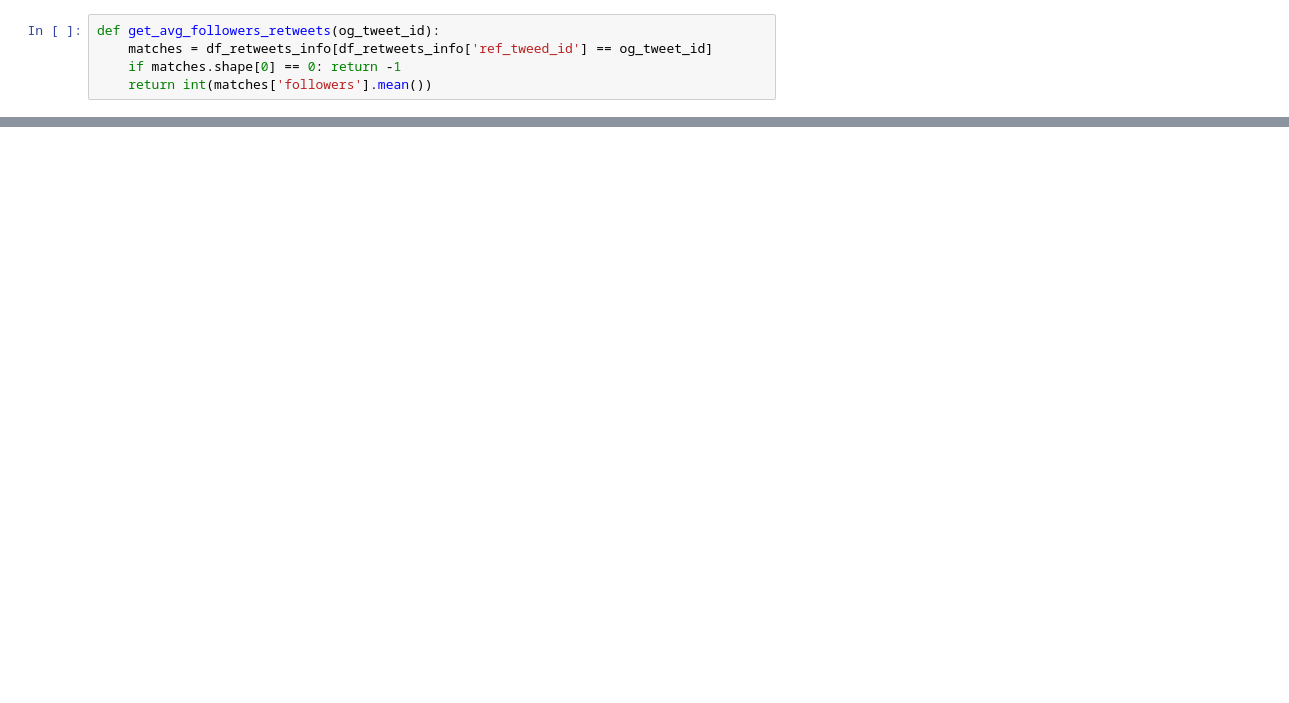
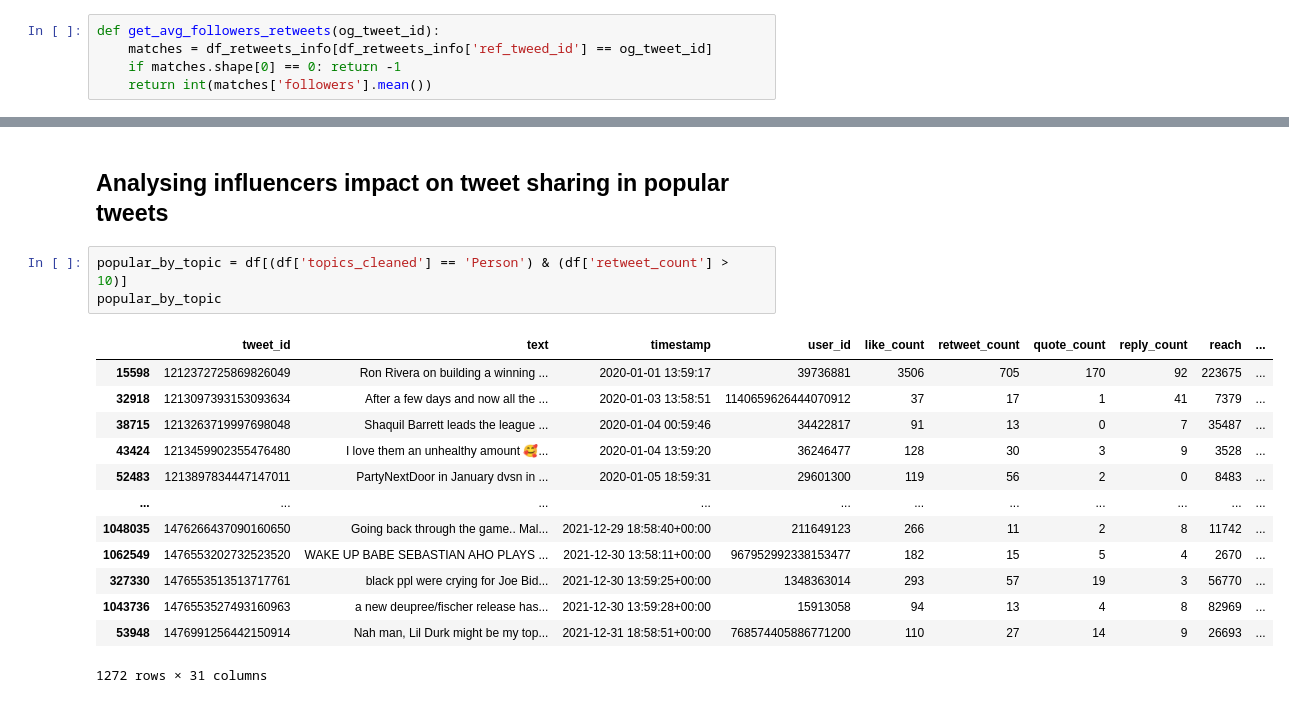
Before and after one commit to MiguelDordio/InformationFlow, a Jupyter notebook: Twitter/analysis/retweets_analysis.ipynb, the cells around one changed output, grey strips where cells are left out. Cells and saved outputs as stored; diff of their text form; blank space fills up the shorter version.

```diff
--- a/Twitter/analysis/retweets_analysis.ipynb
+++ b/Twitter/analysis/retweets_analysis.ipynb
@@ -371,0 +297,19 @@ fig.show()
+# %% [markdown]
+## Analysing influencers impact on tweet sharing in popular tweets
+# %%
+popular_by_topic = df[(df['topics_cleaned'] == 'Person') & (df['retweet_count'] > 10)]
+popular_by_topic
+# %% [output]
+|  | tweet_id | text | timestamp | user_id | like_count | retweet_count | quote_count | reply_count | reach | ... |
+| 15598 | 1212372725869826049 | Ron Rivera on building a winning ... | 2020-01-01 13:59:17 | 39736881 | 3506 | 705 | 170 | 92 | 223675 | ... |
+| 32918 | 1213097393153093634 | After a few days and now all the ... | 2020-01-03 13:58:51 | 1140659626444070912 | 37 | 17 | 1 | 41 | 7379 | ... |
+| 38715 | 1213263719997698048 | Shaquil Barrett leads the league ... | 2020-01-04 00:59:46 | 34422817 | 91 | 13 | 0 | 7 | 35487 | ... |
+| 43424 | 1213459902355476480 | I love them an unhealthy amount 🥰... | 2020-01-04 13:59:20 | 36246477 | 128 | 30 | 3 | 9 | 3528 | ... |
+| 52483 | 1213897834447147011 | PartyNextDoor in January dvsn in ... | 2020-01-05 18:59:31 | 29601300 | 119 | 56 | 2 | 0 | 8483 | ... |
+| ... | ... | ... | ... | ... | ... | ... | ... | ... | ... | ... |
+| 1048035 | 1476266437090160650 | Going back through the game.. Mal... | 2021-12-29 18:58:40+00:00 | 211649123 | 266 | 11 | 2 | 8 | 11742 | ... |
+| 1062549 | 1476553202732523520 | WAKE UP BABE SEBASTIAN AHO PLAYS ... | 2021-12-30 13:58:11+00:00 | 967952992338153477 | 182 | 15 | 5 | 4 | 2670 | ... |
+| 327330 | 1476553513513717761 | black ppl were crying for Joe Bid... | 2021-12-30 13:59:25+00:00 | 1348363014 | 293 | 57 | 19 | 3 | 56770 | ... |
+| 1043736 | 1476553527493160963 | a new deupree/fischer release has... | 2021-12-30 13:59:28+00:00 | 15913058 | 94 | 13 | 4 | 8 | 82969 | ... |
+| 53948 | 1476991256442150914 | Nah man, Lil Durk might be my top... | 2021-12-31 18:58:51+00:00 | 768574405886771200 | 110 | 27 | 14 | 9 | 26693 | ... |
+1272 rows × 31 columns
```
Also changed, not shown: parts of 37 cells of this notebook, 3 other files.
